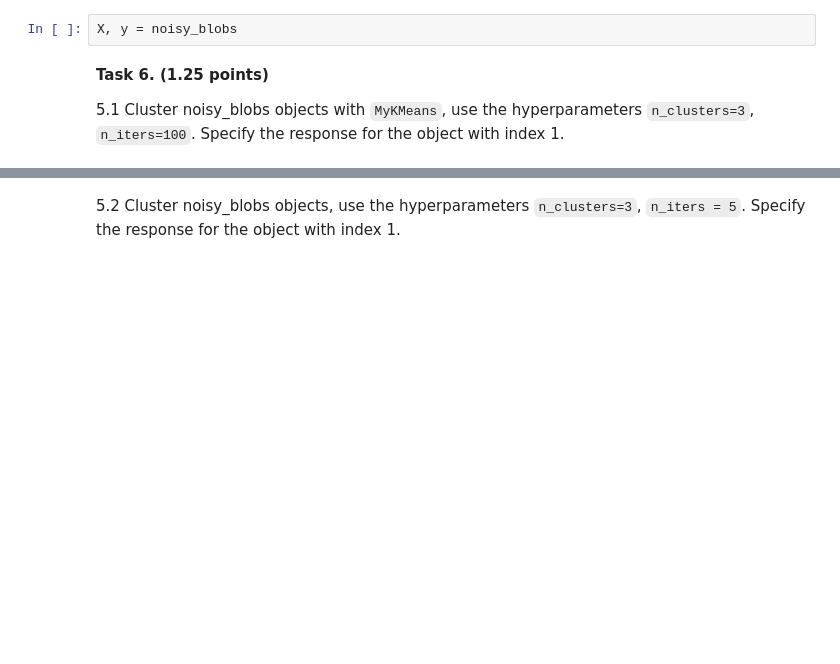
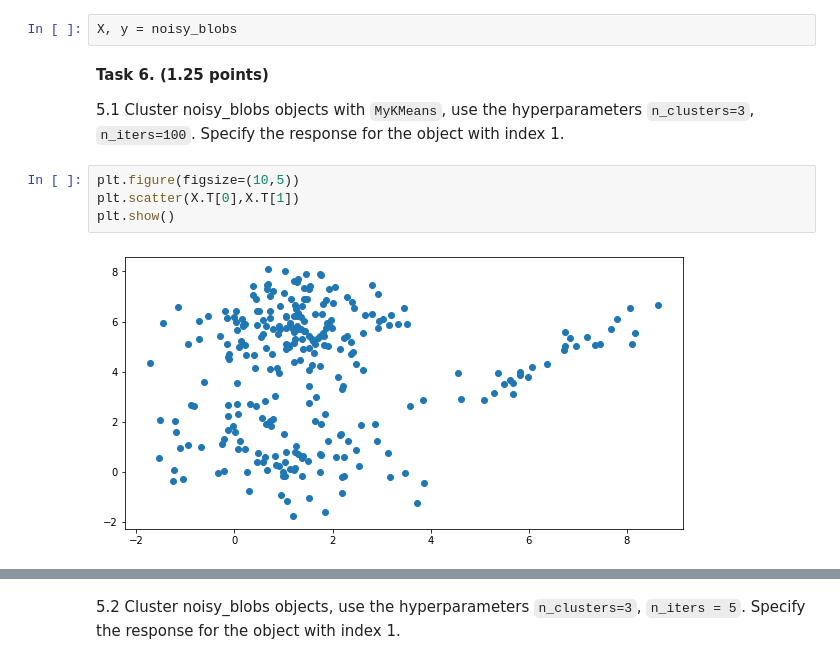
Before and after one commit to Badcat330/ml_se, a Jupyter notebook: hw/hw_5/hw5.ipynb, the cells around one changed output, grey strips where cells are left out. Cells and saved outputs as stored; diff of their text form; blank space fills up the shorter version.

```diff
--- a/hw/hw_5/hw5.ipynb
+++ b/hw/hw_5/hw5.ipynb
@@ -253,4 +282,10 @@ X, y = noisy_blobs
 **Task 6. <a id="task6"></a> (1.25 points)**
 
 5.1 Cluster noisy_blobs objects with `MyKMeans`, use the hyperparameters `n_clusters=3`, `n_iters=100`. Specify the response for the object with index 1.
+# %%
+plt.figure(figsize=(10,5))
+plt.scatter(X.T[0],X.T[1])
+plt.show()
+# %% [output]
+[figure, added]
 # %%
```
Also changed, not shown: parts of 12 cells of this notebook.
